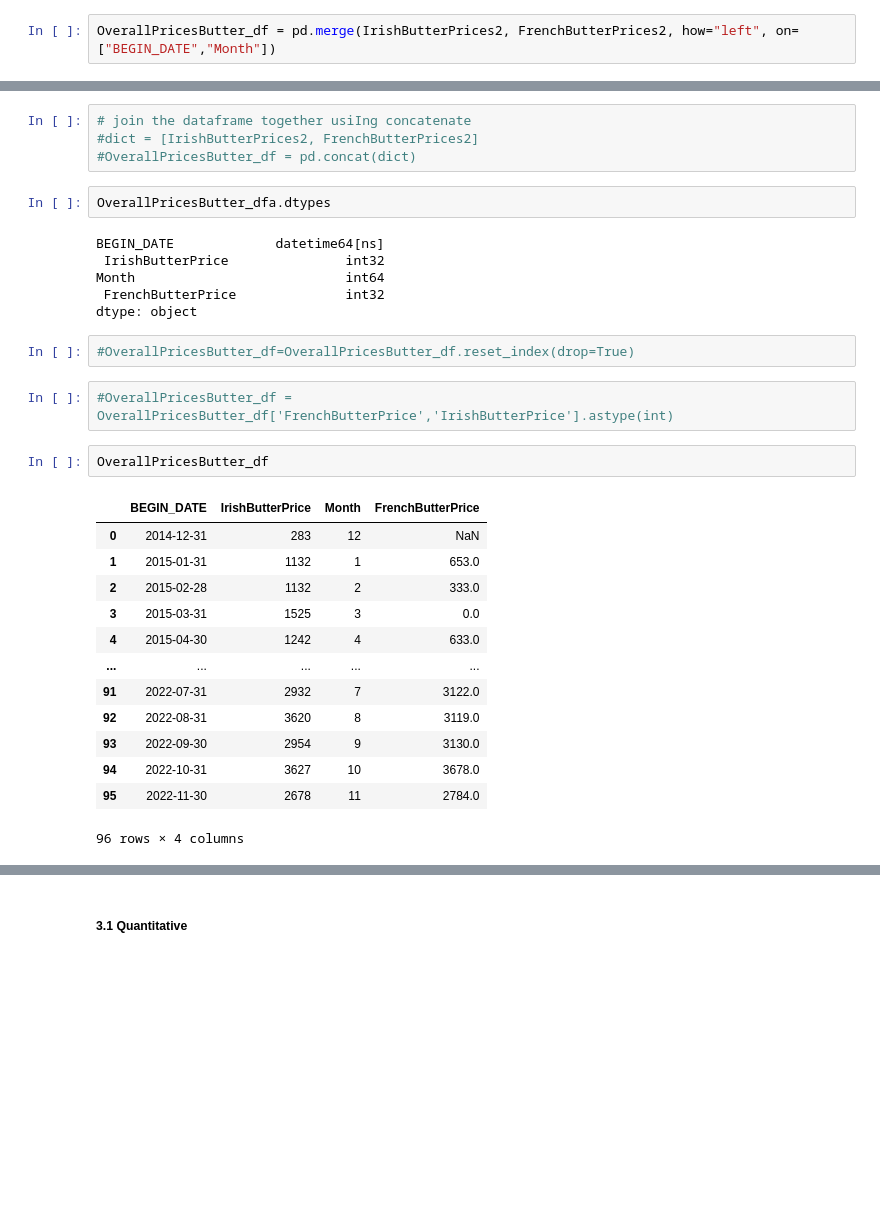
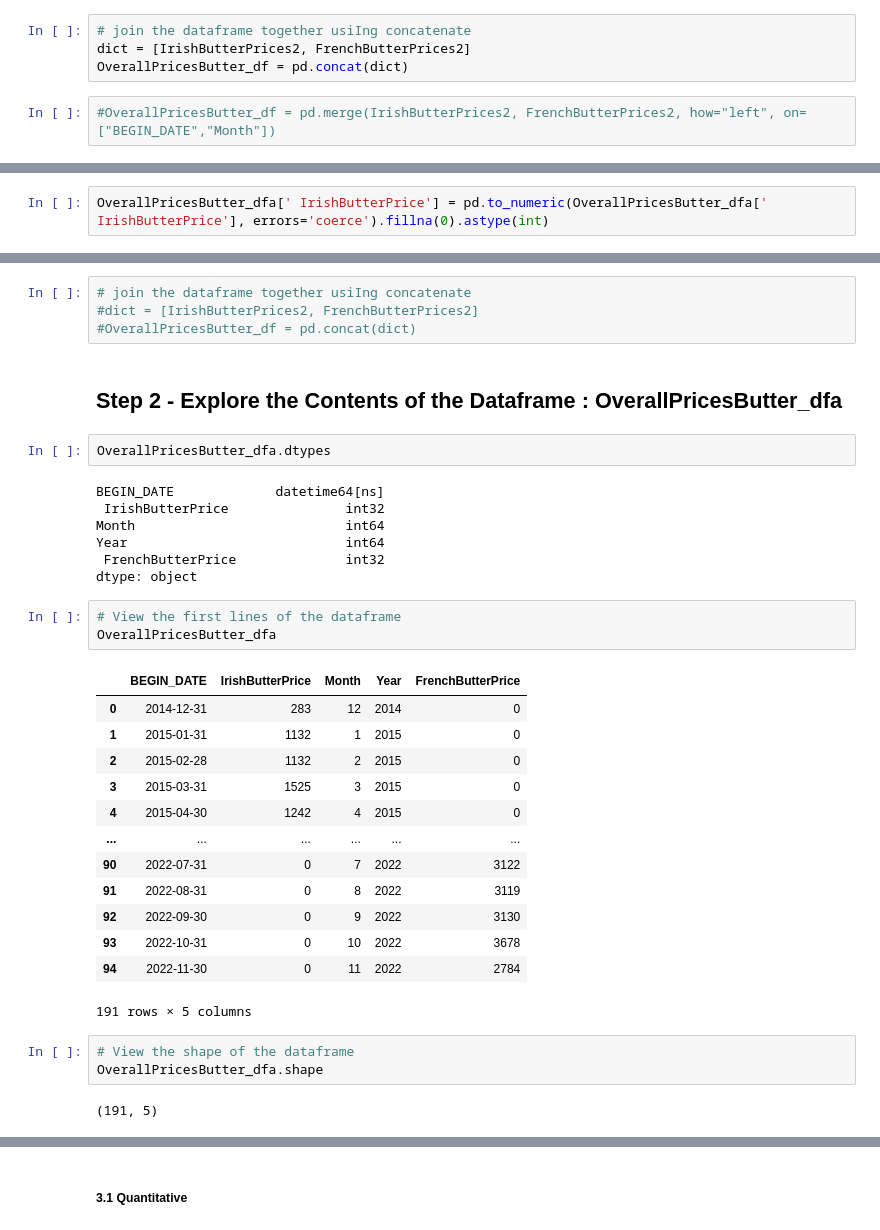
Before and after one commit to MichelleMoran431/CIT-2nd-assignment, a Jupyter notebook: Data Preparation & Visualisation.ipynb, the cells around one changed output, grey strips where cells are left out. Saved outputs shown, nothing was run; the diff lists cells and outputs as text; blank space fills up the shorter version.

```diff
--- a/Data Preparation & Visualisation.ipynb
+++ b/Data Preparation & Visualisation.ipynb
@@ -299,6 +311,10 @@ Month                         int64
 dtype: object
+# %%
+# join the dataframe together usiIng concatenate
+dict = [IrishButterPrices2, FrenchButterPrices2]
+OverallPricesButter_df = pd.concat(dict)
 # %%
-OverallPricesButter_df = pd.merge(IrishButterPrices2, FrenchButterPrices2, how="left", on=["BEGIN_DATE","Month"])
+#OverallPricesButter_df = pd.merge(IrishButterPrices2, FrenchButterPrices2, how="left", on=["BEGIN_DATE","Month"])
 # %%
 OverallPricesButter_df.dtypes
 # %% [output]
@@ -325,3 +343,5 @@ dtype: int64
 OverallPricesButter_dfa = OverallPricesButter_df.replace(np.nan,0)
 # %%
 OverallPricesButter_dfa[' FrenchButterPrice '] = pd.to_numeric(OverallPricesButter_dfa[' FrenchButterPrice '], errors='coerce').fillna(0).astype(int)
+# %%
+OverallPricesButter_dfa[' IrishButterPrice'] = pd.to_numeric(OverallPricesButter_dfa[' IrishButterPrice'], errors='coerce').fillna(0).astype(int)
@@ -331,32 +360,37 @@ OverallPricesButter_dfa[' FrenchButterPrice '] = pd.to_numeric(OverallPricesButt
 # join the dataframe together usiIng concatenate
 #dict = [IrishButterPrices2, FrenchButterPrices2]
 #OverallPricesButter_df = pd.concat(dict)
+# %% [markdown]
+## Step 2 - Explore the Contents of the Dataframe : OverallPricesButter_dfa
 # %%
 OverallPricesButter_dfa.dtypes
 # %% [output]
 BEGIN_DATE             datetime64[ns]
  IrishButterPrice               int32
 Month                           int64
+Year                            int64
  FrenchButterPrice              int32
 dtype: object
-# %%
-#OverallPricesButter_df=OverallPricesButter_df.reset_index(drop=True)
-# %%
-#OverallPricesButter_df = OverallPricesButter_df['FrenchButterPrice','IrishButterPrice'].astype(int)
 # %%
-OverallPricesButter_df
+# View the first lines of the dataframe
+OverallPricesButter_dfa
 # %% [output]
-|  | BEGIN_DATE | IrishButterPrice | Month | FrenchButterPrice |
-| 0 | 2014-12-31 | 283 | 12 | NaN |
-| 1 | 2015-01-31 | 1132 | 1 | 653.0 |
-| 2 | 2015-02-28 | 1132 | 2 | 333.0 |
-| 3 | 2015-03-31 | 1525 | 3 | 0.0 |
-| 4 | 2015-04-30 | 1242 | 4 | 633.0 |
-| ... | ... | ... | ... | ... |
-| 91 | 2022-07-31 | 2932 | 7 | 3122.0 |
-| 92 | 2022-08-31 | 3620 | 8 | 3119.0 |
-| 93 | 2022-09-30 | 2954 | 9 | 3130.0 |
-| 94 | 2022-10-31 | 3627 | 10 | 3678.0 |
-| 95 | 2022-11-30 | 2678 | 11 | 2784.0 |
+|  | BEGIN_DATE | IrishButterPrice | Month | Year | FrenchButterPrice |
+| 0 | 2014-12-31 | 283 | 12 | 2014 | 0 |
+| 1 | 2015-01-31 | 1132 | 1 | 2015 | 0 |
+| 2 | 2015-02-28 | 1132 | 2 | 2015 | 0 |
+| 3 | 2015-03-31 | 1525 | 3 | 2015 | 0 |
+| 4 | 2015-04-30 | 1242 | 4 | 2015 | 0 |
+| ... | ... | ... | ... | ... | ... |
+| 90 | 2022-07-31 | 0 | 7 | 2022 | 3122 |
+| 91 | 2022-08-31 | 0 | 8 | 2022 | 3119 |
+| 92 | 2022-09-30 | 0 | 9 | 2022 | 3130 |
+| 93 | 2022-10-31 | 0 | 10 | 2022 | 3678 |
+| 94 | 2022-11-30 | 0 | 11 | 2022 | 2784 |
-96 rows × 4 columns
+191 rows × 5 columns
+# %%
+# View the shape of the dataframe
+OverallPricesButter_dfa.shape
+# %% [output]
+(191, 5)
 # %%
```
Also changed, not shown: parts of 71 cells of this notebook, 7 other files.
